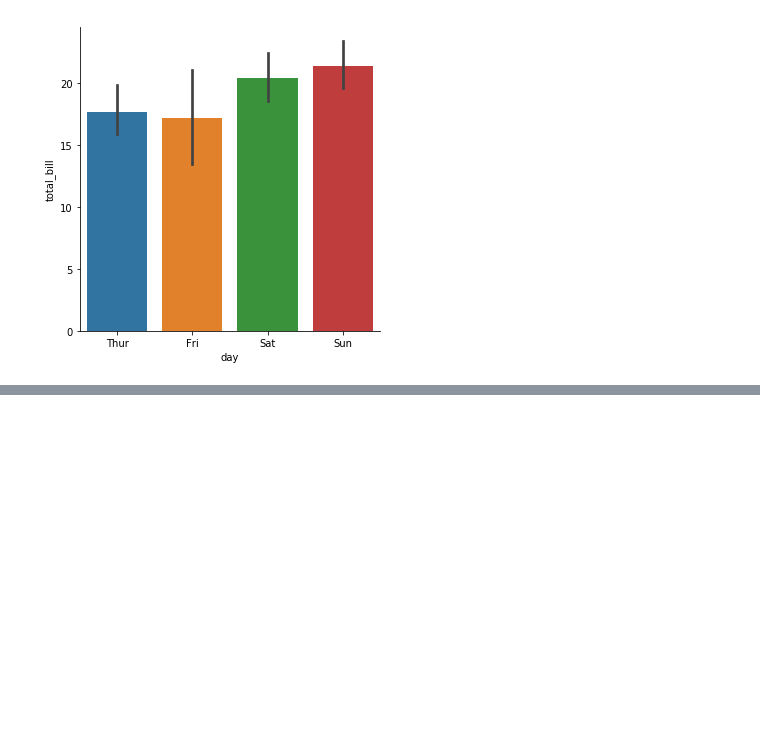
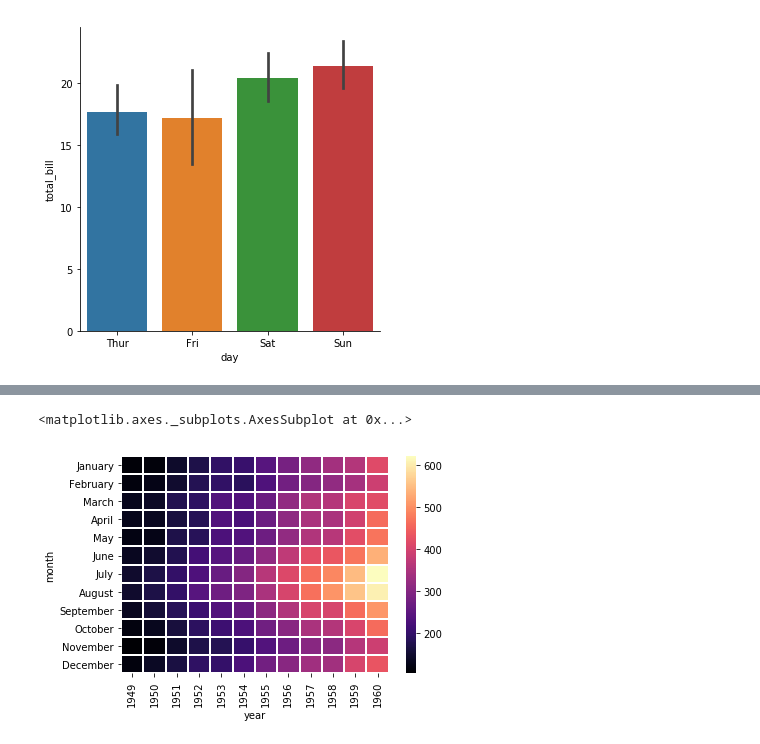
Before and after one commit to stradtkt/DataScience, a Jupyter notebook: seaborn_questions.ipynb, the cells around one changed output, grey strips where cells are left out. Saved outputs shown, nothing was run; the diff lists cells and outputs as text; code cells hidden in the pictures; blank space fills up the shorter version.

```diff
--- a/seaborn_questions.ipynb
+++ b/seaborn_questions.ipynb
@@ -73,0 +106,7 @@ sns.factorplot(x='day', y='total_bill', data=tips, kind='bar')
+# %%
+fp = flights.pivot_table(index='month', columns='year', values='passengers')
+# %%
+sns.heatmap(fp, cmap='magma', linecolor='white', linewidths=1)
+# %% [output]
+<matplotlib.axes._subplots.AxesSubplot at 0x...>
+[figure, added]
```
Also changed, not shown: parts of 12 cells of this notebook, 3 other files.
